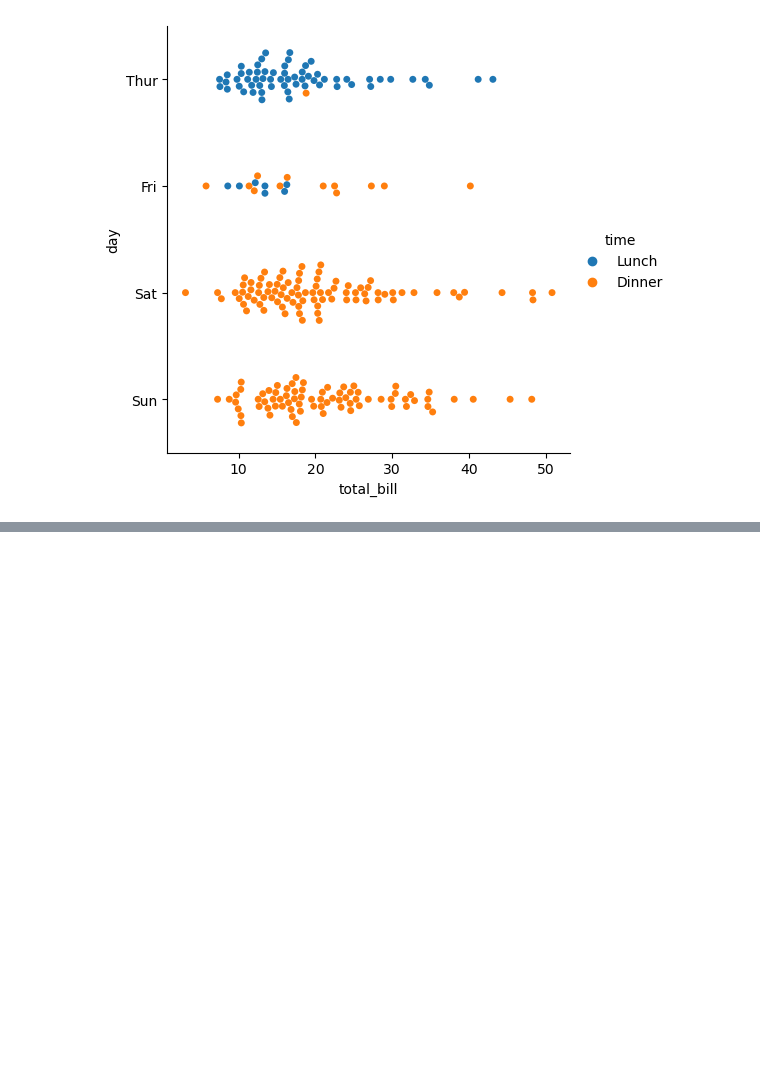
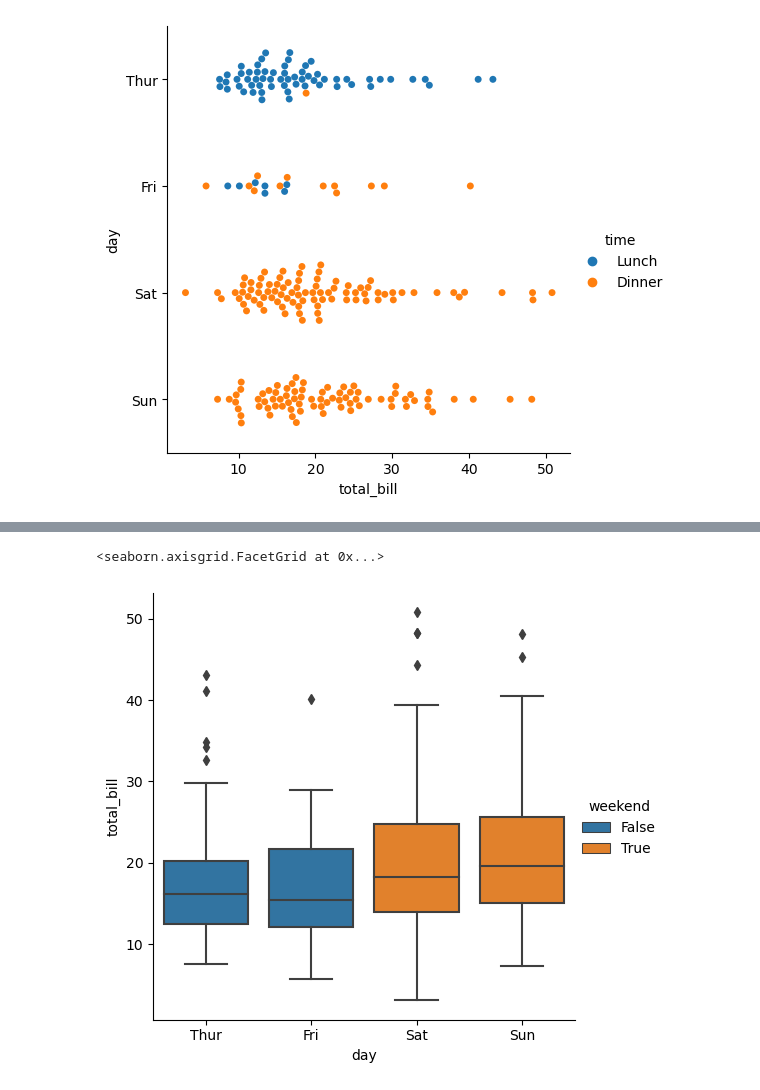
Before and after one commit to jhwn533/Pallet-Town, a Jupyter notebook: Seaborn_Tutorial/Visualizing categorical data.ipynb, the cells around one changed output, grey strips where cells are left out. Saved outputs shown, nothing was run; the diff lists cells and outputs as text; code cells hidden in the pictures; blank space fills up the shorter version.

```diff
--- a/Seaborn_Tutorial/Visualizing categorical data.ipynb
+++ b/Seaborn_Tutorial/Visualizing categorical data.ipynb
@@ -98,0 +119,10 @@ sns.catplot(data=tips, x="total_bill", y="day", hue="time", kind="swarm")
+# %%
+# 색조에 추가하는 변수가 계층적 관계가 아니라면 아래처럼 dodge = False 로 겹치게 그릴 수 있음
+tips["weekend"] = tips["day"].isin(["Sat", "Sun"])
+sns.catplot(
+    data=tips, x="day", y="total_bill", hue="weekend",
+    kind="box", dodge=False,
+)
+# %% [output]
+<seaborn.axisgrid.FacetGrid at 0x...>
+[figure, added]
```
Also changed, not shown: parts of 15 cells of this notebook.
